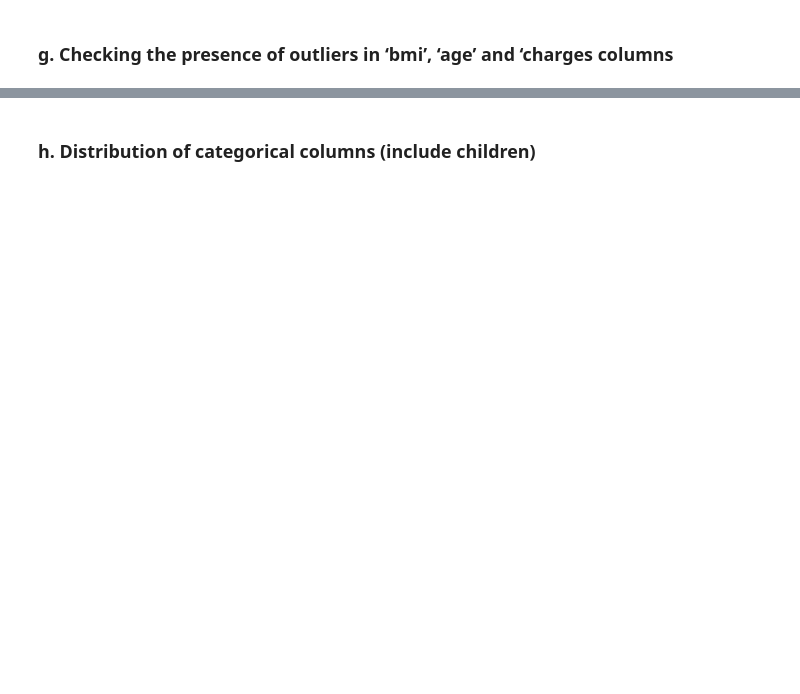
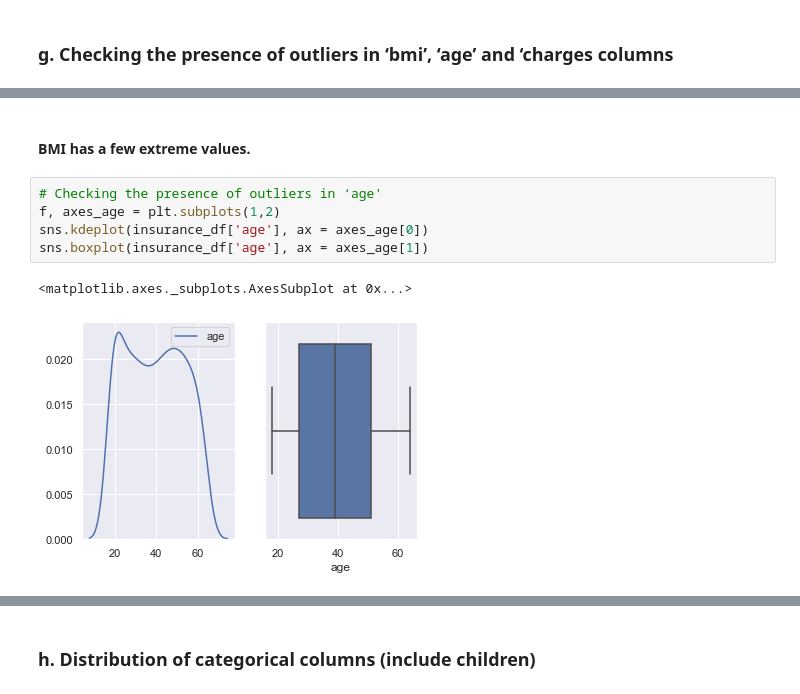
Before and after one commit to samaseniloraiot/StatisticalLearning_Insurance_Project, a Jupyter notebook: Insurance.ipynb, the cells around one changed output, grey strips where cells are left out. Cells and saved outputs as stored; diff of their text form; blank space fills up the shorter version.

```diff
--- a/Insurance.ipynb
+++ b/Insurance.ipynb
@@ -460,0 +470,10 @@ From the above, Skewness of charges, the value is 1.5, which is greater than 1 (
+# %% [markdown]
+#### BMI has a few extreme values.
+# %%
+# Checking the presence of outliers in ‘age'
+f, axes_age = plt.subplots(1,2)
+sns.kdeplot(insurance_df['age'], ax = axes_age[0])
+sns.boxplot(insurance_df['age'], ax = axes_age[1])
+# %% [output]
+<matplotlib.axes._subplots.AxesSubplot at 0x...>
+[figure, added]
```
Also changed, not shown: parts of 37 cells of this notebook.
